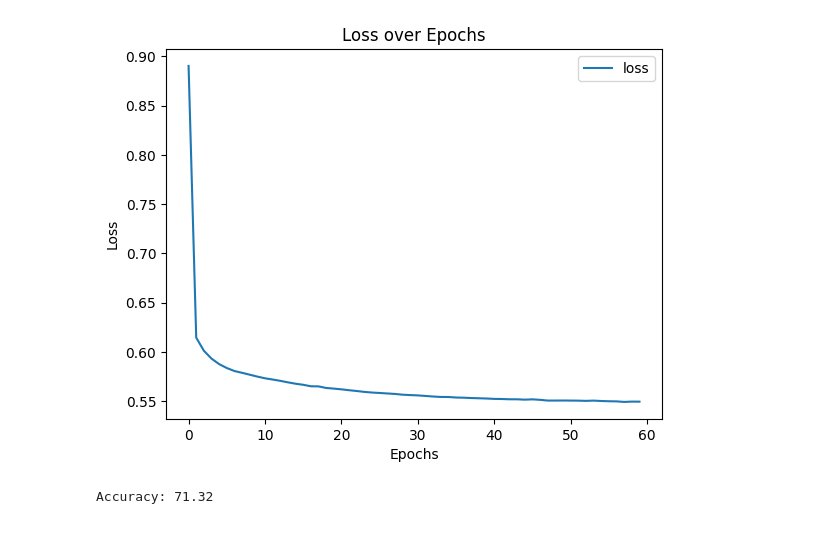
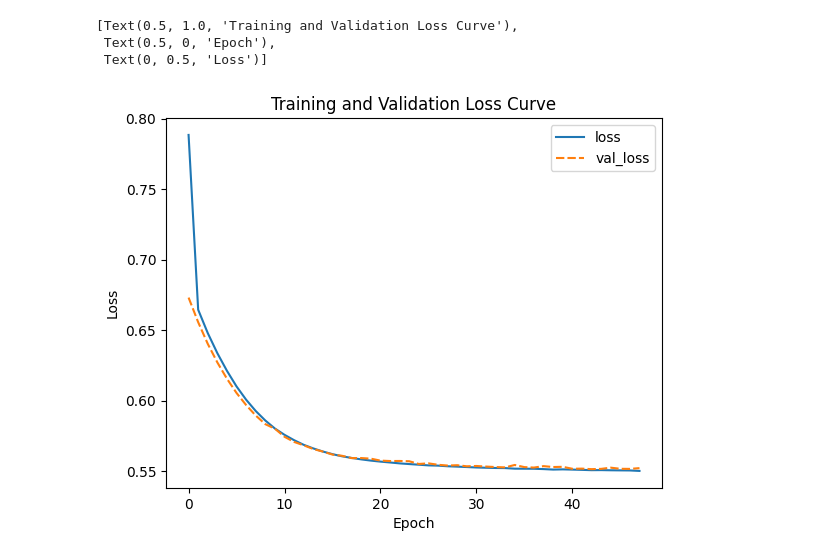
Before and after one commit to jeremlee/alzheimers-classification-model, a Jupyter notebook: main.ipynb, the cells around one changed output. Saved outputs shown, nothing was run; the diff lists cells and outputs as text; code cells hidden in the pictures.

```diff
--- a/main.ipynb
+++ b/main.ipynb
@@ -1,12 +1,19 @@
 # %%
 import pandas as pd
 import matplotlib.pyplot as plt
+import seaborn as sns
+import tensorflow as tf
 from tensorflow.keras.models import Sequential
 from tensorflow.keras.layers import Dense, Input
 from tensorflow.keras.optimizers import Adam
 
 dataset = pd.read_csv('alzheimers_prediction_dataset.csv')
 dataset = dataset.drop(columns = ['Country'])
+print(dataset.size)
+
+dataset.drop_duplicates(inplace=True)
+print(dataset.size)
+
 
 dataset['BMI'] = (dataset['BMI'] - dataset['BMI'].min()) / (dataset['BMI'].max() - dataset['BMI'].min())
 dataset['Age'] = (dataset['Age'] - dataset['Age'].min()) / (dataset['Age'].max() - dataset['Age'].min())
@@ -98,15 +107,12 @@ plt.show()
 # %%
+from sklearn.model_selection import train_test_split
+
 dataset = dataset.sample(frac=1, random_state=12).reset_index(drop=True)
 
 X = dataset.drop(columns=['Alzheimer’s Diagnosis'])
 y = dataset['Alzheimer’s Diagnosis']
-split_percentage = 0.7
 rows = len(dataset)
-split_index = int(rows * split_percentage)
-X_train = X[:split_index]
-X_test = X[split_index:]
-y_train = y[:split_index]
-y_test = y[split_index:]
+X_train, X_test, y_train, y_test = train_test_split(X,y,test_size=0.3)
 
 fig, axes = plt.subplots(5, 4, figsize=(15, 15))
 for i, (column, mapping) in enumerate(mappings.items()):
@@ -153,24 +159,16 @@ plt.show()
 # %%
+from tensorflow.keras.callbacks import EarlyStopping
 model = Sequential()
 model.add(Input(shape=(23,)))
-model.add(Dense(20, activation= 'relu'))
-model.add(Dense(17, activation = 'relu'))
+model.add(Dense(18, activation= 'relu'))
+#model.add(Dense(16, activation = 'relu'))
 model.add(Dense(1, activation = 'sigmoid'))
 
-optimizer = Adam(
-    learning_rate = 0.0001
-)
-
+optimizer = Adam(learning_rate = 0.00005)
 model.compile(optimizer=optimizer, loss='binary_crossentropy', metrics=['accuracy'])
-training_history = model.fit(X_train, y_train, epochs=60, batch_size=10)
-_, accuracy = model.evaluate(X_train, y_train)
-
-plt.plot(training_history.history['loss'], label = 'loss')
-plt.xlabel('Epochs')
-plt.ylabel('Loss')
-plt.legend()
-plt.title('Loss over Epochs')
-plt.show()
-print('Accuracy: %.2f' % (accuracy*100))
+early_stopping = EarlyStopping(monitor='val_loss', patience=5, restore_best_weights=True)
+training_history = model.fit(X_train, y_train, epochs=60, batch_size=4,validation_data=(X_test,y_test), callbacks=[early_stopping])
+history_df = pd.DataFrame(training_history.history)
+sns.lineplot(data=history_df[['loss','val_loss']]).set(title="Training and Validation Loss Curve", xlabel="Epoch", ylabel="Loss")
 # %% [output]
 Epoch 1/60
@@ -193,5 +191,7 @@ Epoch 60/60
+[Text(0.5, 1.0, 'Training and Validation Loss Curve'),
+ Text(0.5, 0, 'Epoch'),
+ Text(0, 0.5, 'Loss')]
-[figure, old version]
+[figure, new version]
-Accuracy: 71.32
 # %%
 predictions = (model.predict(X_test) > 0.5).astype(int)
 
```
Also changed, not shown: parts of 4 cells of this notebook.
